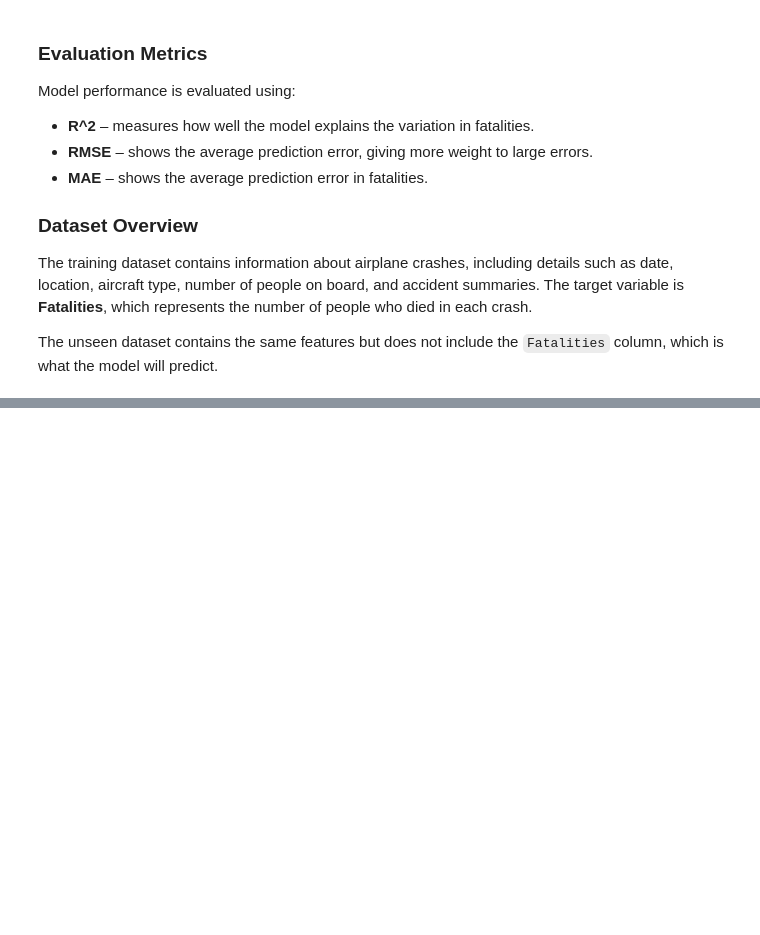
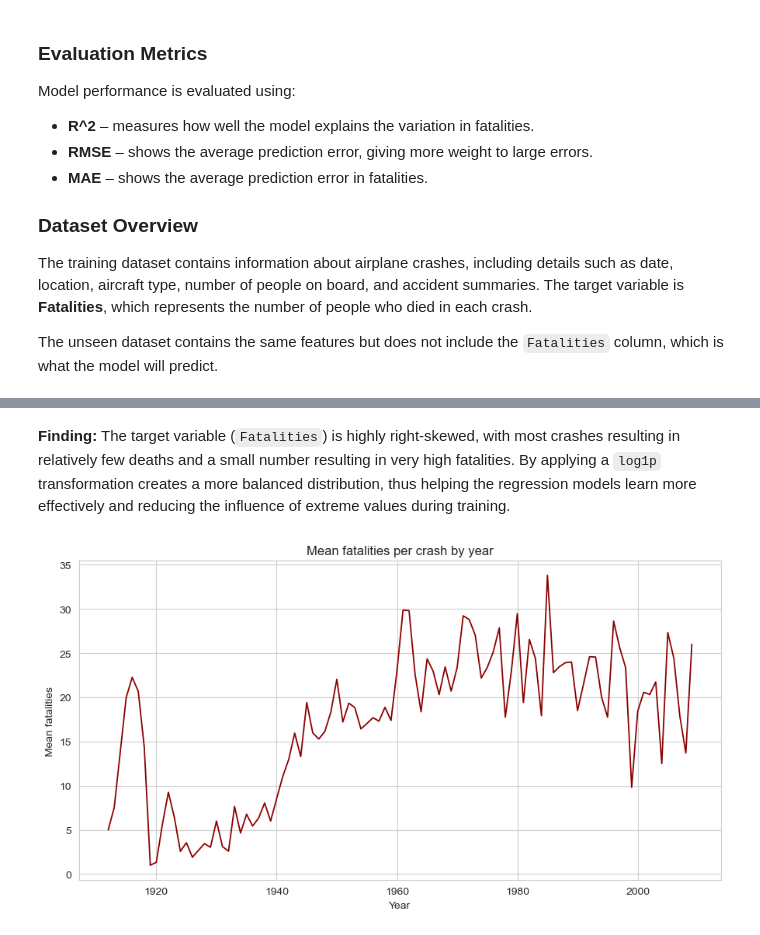
Before and after one commit to vcmeamaria/airplane_regression, a Jupyter notebook: airplane_fatalities_regression.ipynb, the cells around one changed output, grey strips where cells are left out. Saved outputs shown, nothing was run; the diff lists cells and outputs as text; code cells hidden in the pictures; blank space fills up the shorter version.

```diff
--- a/airplane_fatalities_regression.ipynb
+++ b/airplane_fatalities_regression.ipynb
@@ -31,3 +31,26 @@ Model performance is evaluated using:
 The training dataset contains information about airplane crashes, including details such as date, location, aircraft type, number of people on board, and accident summaries. The target variable is **Fatalities**, which represents the number of people who died in each crash.
 
 The unseen dataset contains the same features but does not include the `Fatalities` column, which is what the model will predict.
+# %%
+# library imports
+
+import warnings
+warnings.filterwarnings('ignore')   # keep the notebook output clean
+
+import numpy as np
+import pandas as pd
+import matplotlib.pyplot as plt
+import seaborn as sns
+
+from sklearn.model_selection import train_test_split, cross_val_score, GridSearchCV
+from sklearn.preprocessing import StandardScaler
+from sklearn.linear_model import LinearRegression
+from sklearn.tree import DecisionTreeRegressor
+from sklearn.ensemble import RandomForestRegressor, GradientBoostingRegressor
+from sklearn.metrics import r2_score, mean_squared_error, mean_absolute_error
+
+# global settings for reproducibility and consistent plots
+RANDOM_STATE = 42
+np.random.seed(RANDOM_STATE)
+sns.set_style('whitegrid')
+plt.rcParams['figure.figsize'] = (9, 5)
@@ -33,0 +222,17 @@ The unseen dataset contains the same features but does not include the `Fataliti
+# %% [markdown]
+**Finding:** The target variable (`Fatalities`) is highly right-skewed, with most crashes resulting in relatively few deaths and a small number resulting in very high fatalities. By applying a `log1p` transformation creates a more balanced distribution, thus helping the regression models learn more effectively and reducing the influence of extreme values during training.
+# %%
+# mean fatalities per year over time
+tmp = train.copy()
+tmp['Year'] = pd.to_datetime(tmp['Date'], format='%m/%d/%Y', errors='coerce').dt.year
+yearly = tmp.groupby('Year')['Fatalities'].mean()
+
+plt.figure()
+plt.plot(yearly.index, yearly.values, color='darkred', linewidth=1.3)
+plt.title('Mean fatalities per crash by year')
+plt.xlabel('Year')
+plt.ylabel('Mean fatalities')
+plt.tight_layout()
+plt.show()
+# %% [output]
+[figure, added]
```
Also changed, not shown: parts of 50 cells of this notebook.
